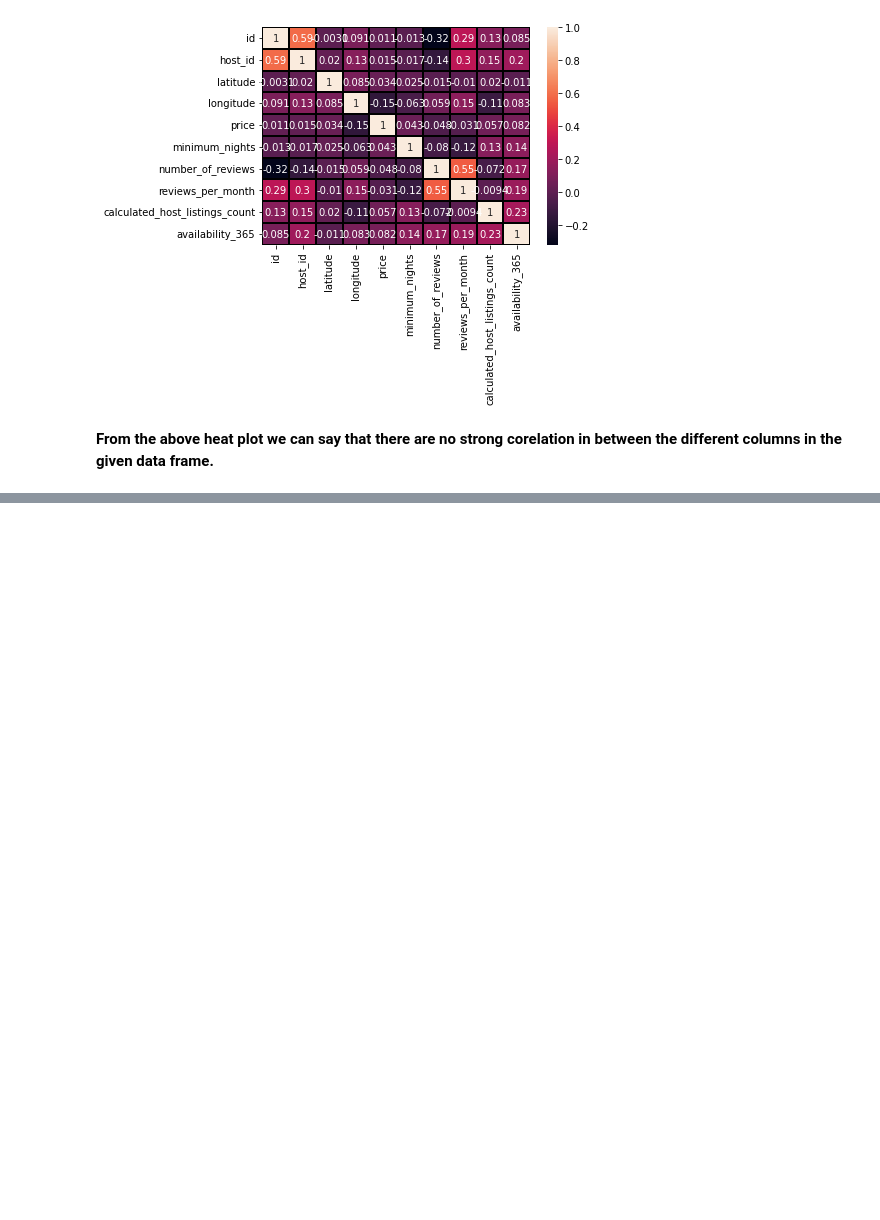
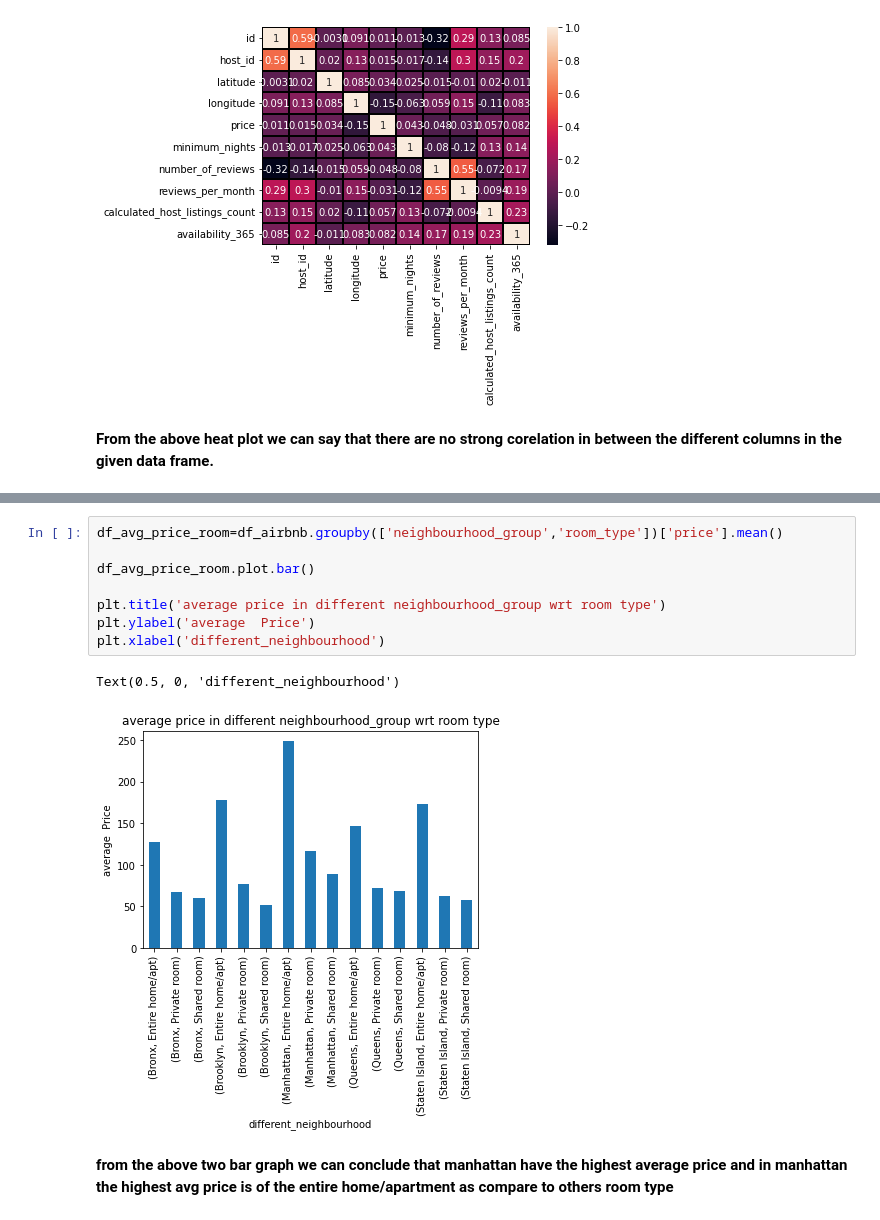
Before and after one commit to avanish04/EDA-on-airbnb, a Jupyter notebook: Copy_of_Airbnb_Bookings_Analysis_Capstone_Project.ipynb, the cells around one changed output, grey strips where cells are left out. Saved outputs shown, nothing was run; the diff lists cells and outputs as text; blank space fills up the shorter version.

```diff
--- a/Copy_of_Airbnb_Bookings_Analysis_Capstone_Project.ipynb
+++ b/Copy_of_Airbnb_Bookings_Analysis_Capstone_Project.ipynb
@@ -105,0 +204,13 @@ sns.heatmap(df_corr,  vmin=None, vmax=None, center=None, robust=False, annot=Tru
+# %%
+df_avg_price_room=df_airbnb.groupby(['neighbourhood_group','room_type'])['price'].mean()
+
+df_avg_price_room.plot.bar()
+
+plt.title('average price in different neighbourhood_group wrt room type')
+plt.ylabel('average  Price')
+plt.xlabel('different_neighbourhood')
+# %% [output]
+Text(0.5, 0, 'different_neighbourhood')
+[figure, added]
+# %% [markdown]
+**from the above two bar graph we can conclude that manhattan have the highest average price and in manhattan the highest avg price is of the entire home/apartment as compare to others room type**
```
Also changed, not shown: parts of 11 cells of this notebook.
